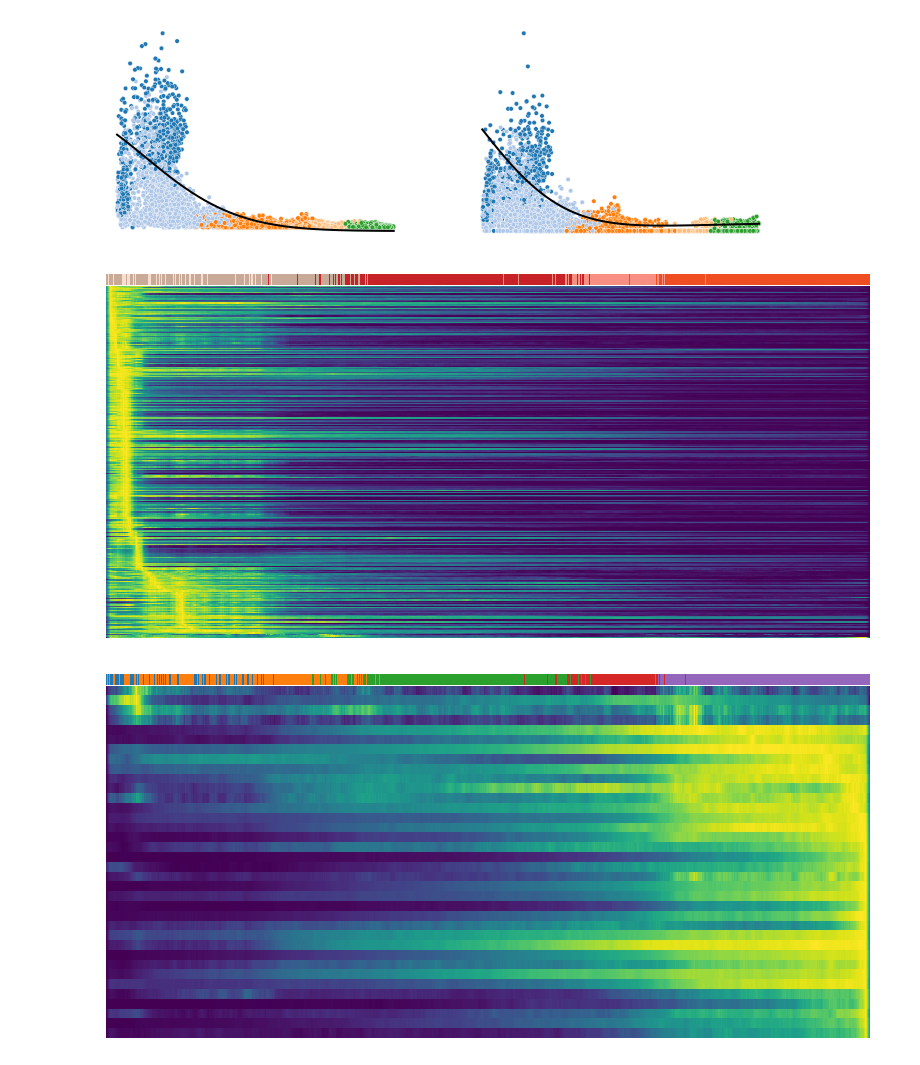
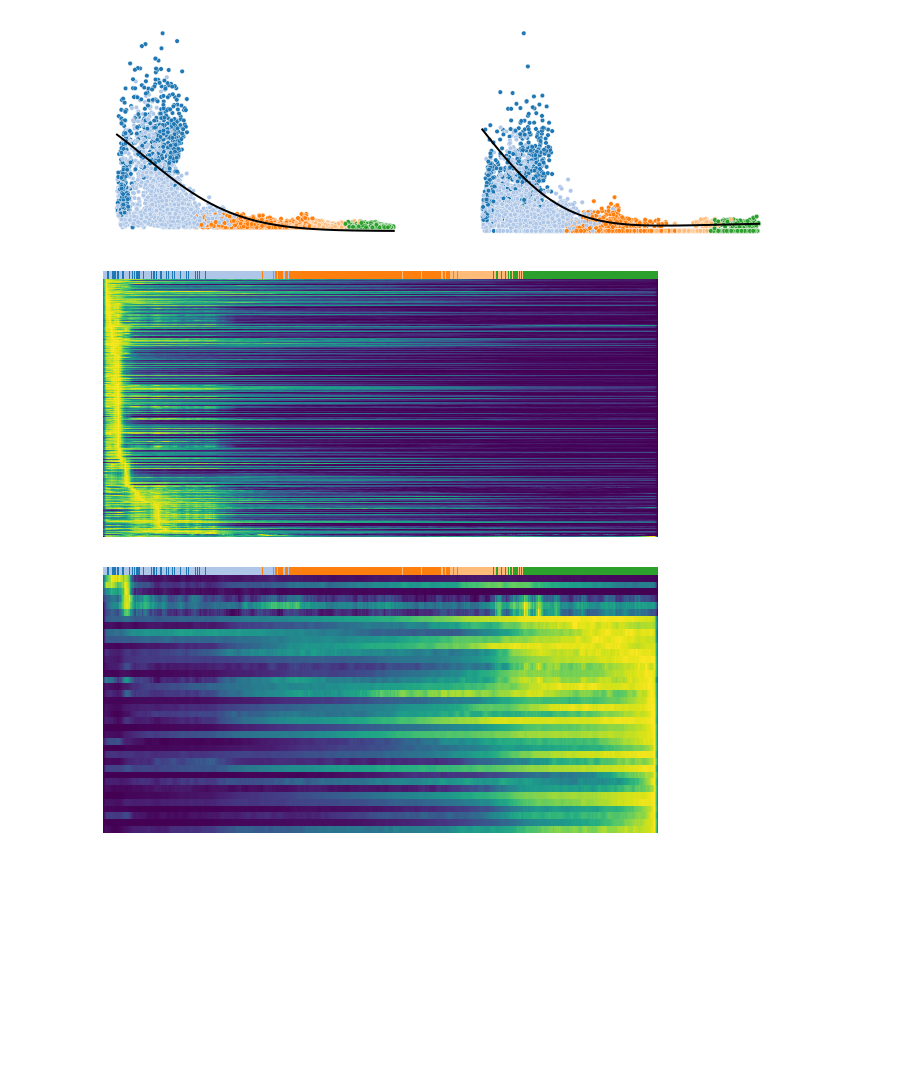
Before and after one commit to StatBiomed/UniTVelo, a Jupyter notebook: notebooks/Figure2_ErythroidMouse.ipynb, the cells around one changed output. Drawn from its saved outputs; the diff is of its cells as text; code cells hidden in the pictures; blank space fills up the shorter version.

```diff
--- a/notebooks/Figure2_ErythroidMouse.ipynb
+++ b/notebooks/Figure2_ErythroidMouse.ipynb
@@ -101,6 +102,7 @@ scv.pl.velocity_embedding_stream(adata, color=adata.uns['label'], dpi=100, title
 [figure]
 [figure]
 # %%
+adata = scv.read('./data/Gastrulation/tempdata/temp.h5ad')
 adata.uns['celltype_colors'] = ['#1f77b4', '#aec7e8', '#ff7f0e', '#ffbb78', '#2ca02c']
 # %%
 scv.pp.neighbors(adata)
@@ -143,20 +145,19 @@ utv.pl.plot_range('Cyr61', adata, velo_config,
 0 1 -0.2241704
 [figure]
 # %%
-sns.set(rc={"figure.dpi":100})
 gene = sub.var.loc[sub.var['fit_t0'] < 0.05].index
 scv.pl.heatmap(
     adata, var_names=gene, sortby='latent_time', yticklabels=False,
     col_color='celltype', n_convolve=100)
 # %% [output]
-[figure, old version]
+[figure, new version]
 # %%
 gene = sub.var.loc[sub.var['fit_t0'] > 0.95].index
 scv.pl.heatmap(
     adata, var_names=gene, sortby='latent_time', yticklabels=False,
     col_color='celltype', n_convolve=100)
 # %% [output]
-[figure, old version]
+[figure, new version]
 # %%
 gene = sub.var.loc[(sub.var['fit_t0'] > 0.05) & (sub.var['fit_t0'] < 0.95)].index
 scv.pl.heatmap(
```
Also changed, not shown: parts of 5 cells of this notebook, 7 other files.
